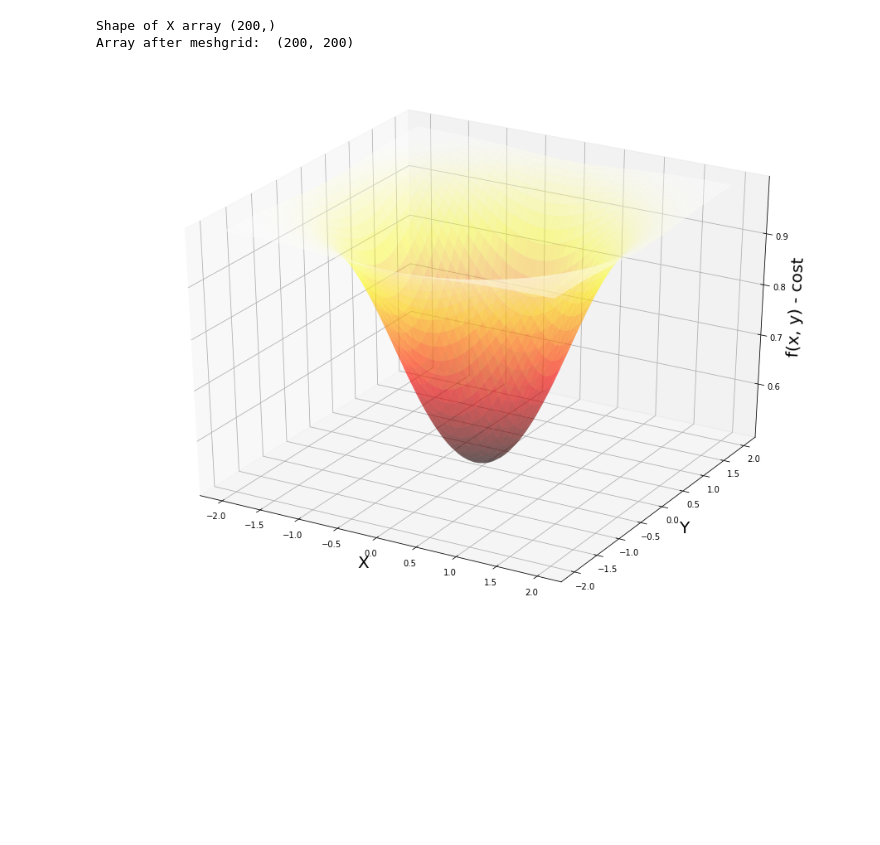
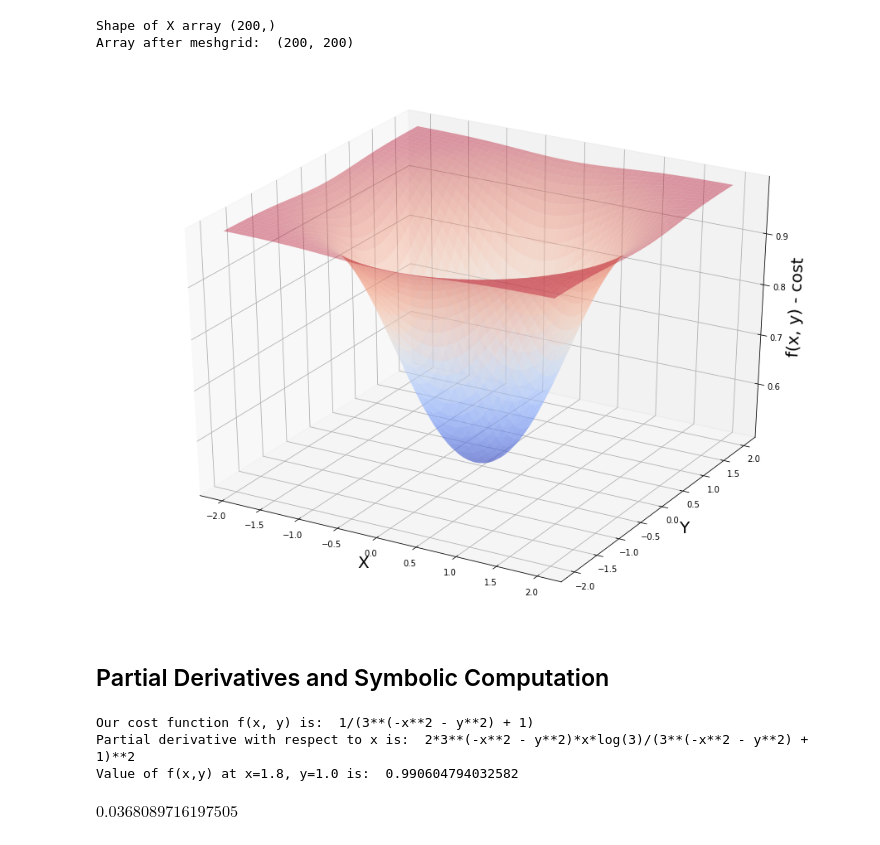
Before and after one commit to Henry-Ning/data_science_app_brewery, a Jupyter notebook: 03 Gradient Descent.ipynb, the cells around one changed output. Saved outputs shown, nothing was run; the diff lists cells and outputs as text; code cells hidden in the pictures; blank space fills up the shorter version.

Commit message:
#41. Understanding Partial Derivatives and How to use SymPy 18min

```diff
--- a/03 Gradient Descent.ipynb
+++ b/03 Gradient Descent.ipynb
@@ -611,15 +613,15 @@ Array after meshgrid:  (200, 200)
 # %%
 # Generating 3D Plot
 fig = plt.figure(figsize = [16, 12]) #figure is a top level container for other bits of the chart
 ax = fig.gca(projection = '3d') #pre-requisite: from mpl_toolkits.mplot3d.axes3d import Axes3D
 
 ax.set_xlabel('X', fontsize = 20)
 ax.set_ylabel('Y', fontsize = 20)
 ax.set_zlabel('f(x, y) - cost', fontsize = 20)
 
 
-ax.plot_surface(x_4,y_4,f(x_4, y_4), cmap = cm.hot, alpha = 0.4)
+ax.plot_surface(x_4,y_4,f(x_4, y_4), cmap = cm.coolwarm, alpha = 0.4)
 
 plt.show()
 # %% [output]
-[figure, old version]
+[figure, new version]
@@ -625,0 +630,15 @@ plt.show()
+# %% [markdown]
+## Partial Derivatives and Symbolic Computation
+# %%
+a, b = symbols('x, y')
+
+print('Our cost function f(x, y) is: ', f(a, b))
+print('Partial derivative with respect to x is: ', diff(f(a,b), a))
+print('Value of f(x,y) at x=1.8, y=1.0 is: ',
+      f(a, b).evalf(subs={a:1.8, b:1.0})) #Python dictionary
+diff(f(a,b), a).evalf(subs={a:1.8, b:1.0})
+# %% [output]
+Our cost function f(x, y) is:  1/(3**(-x**2 - y**2) + 1)
+Partial derivative with respect to x is:  2*3**(-x**2 - y**2)*x*log(3)/(3**(-x**2 - y**2) + 1)**2
+Value of f(x,y) at x=1.8, y=1.0 is:  0.990604794032582
+$\displaystyle 0.0368089716197505$
```
Also changed, not shown: parts of 2 cells of this notebook.
